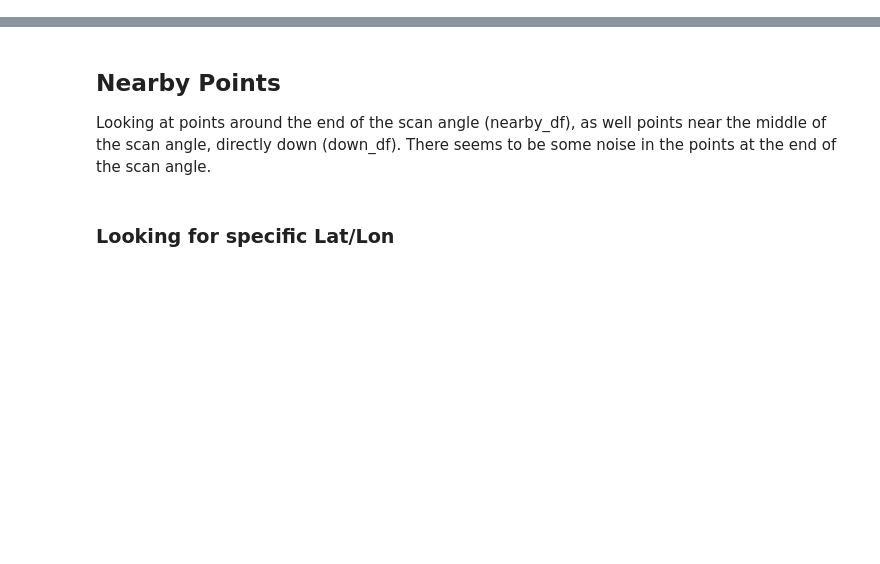
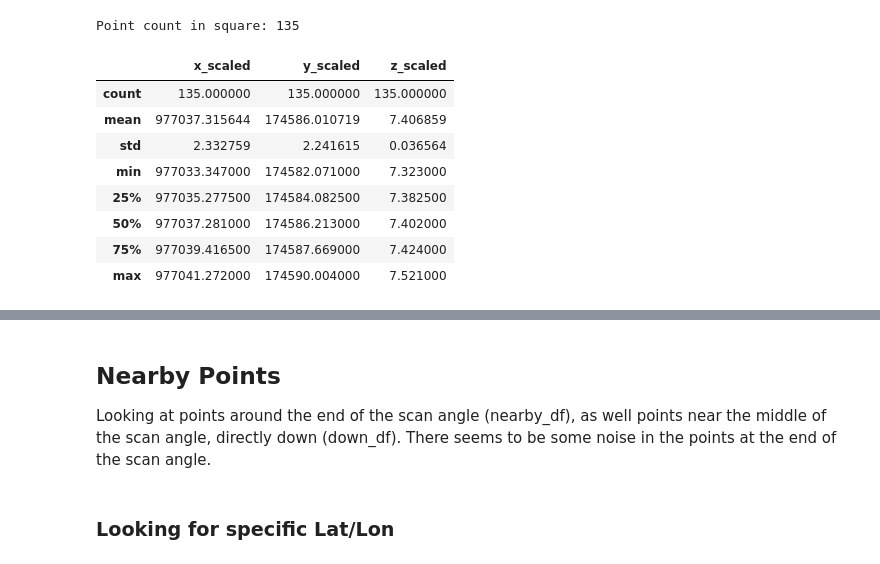
Before and after one commit to mihamerstan/lidar_metrics, a Jupyter notebook: notebooks/laspy_basic_las_viewing_v2.ipynb, the cells around one changed output, grey strips where cells are left out. Cells and saved outputs as stored; diff of their text form; code cells hidden in the pictures; blank space fills up the shorter version.

Commit message:
pulling adjacent points, 3D plotting

```diff
--- a/notebooks/laspy_basic_las_viewing_v2.ipynb
+++ b/notebooks/laspy_basic_las_viewing_v2.ipynb
@@ -121,3 +119,3 @@ las_points = scale_and_offset(df_fwf,inFile_fwf.header,append_to_df=True)
 # %%
 #las_points.to_pickle("../../Data/pickles/las_points_164239.pkl")
-las_points = pd.read_pickle("../../Data/pickles/200348_points.pkl")
+las_points = pd.read_pickle("../../Data/parking_lot//las_points_164239.pkl")
@@ -123,0 +128,26 @@ las_points = pd.read_pickle("../../Data/pickles/200348_points.pkl")
+# %%
+# Extract points within a square around the desired point
+pt_x = 977037.343
+pt_y = 174586.034
+feet_from_point = 4
+
+square_points = las_points[ (las_points['x_scaled'] < pt_x + feet_from_point)
+           &(las_points['x_scaled'] > pt_x - feet_from_point)
+           &(las_points['y_scaled'] < pt_y + feet_from_point)
+           &(las_points['y_scaled'] > pt_y - feet_from_point)
+          ]
+print("Point count in square: {:d}".format(square_points.shape[0]))
+# %% [output]
+Point count in square: 135
+# %%
+square_points[['x_scaled','y_scaled','z_scaled']].describe()
+# %% [output]
+|  | x_scaled | y_scaled | z_scaled |
+| count | 135.000000 | 135.000000 | 135.000000 |
+| mean | 977037.315644 | 174586.010719 | 7.406859 |
+| std | 2.332759 | 2.241615 | 0.036564 |
+| min | 977033.347000 | 174582.071000 | 7.323000 |
+| 25% | 977035.277500 | 174584.082500 | 7.382500 |
+| 50% | 977037.281000 | 174586.213000 | 7.402000 |
+| 75% | 977039.416500 | 174587.669000 | 7.424000 |
+| max | 977041.272000 | 174590.004000 | 7.521000 |
```
Also changed, not shown: parts of 6 cells of this notebook, 2 other files.
